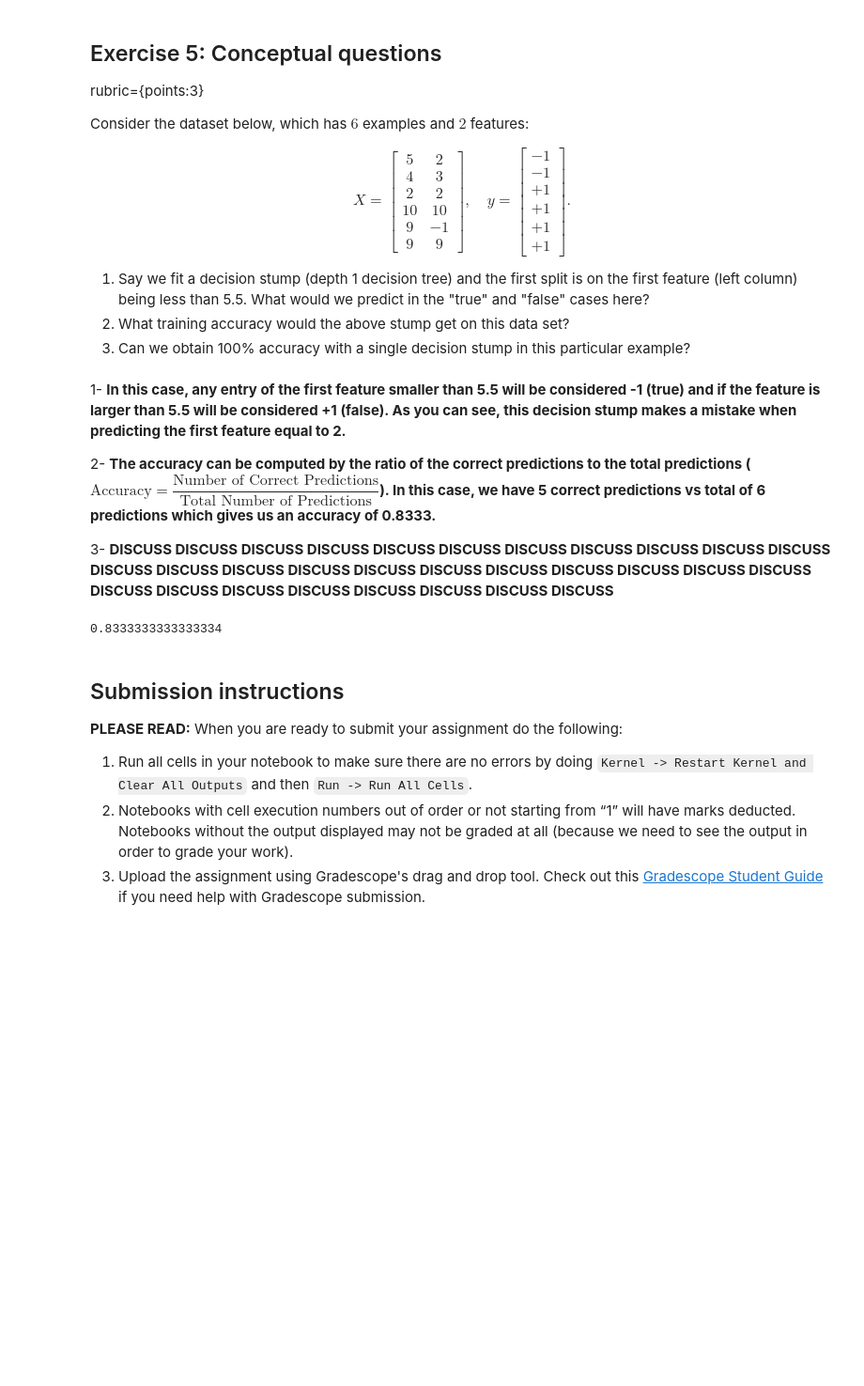
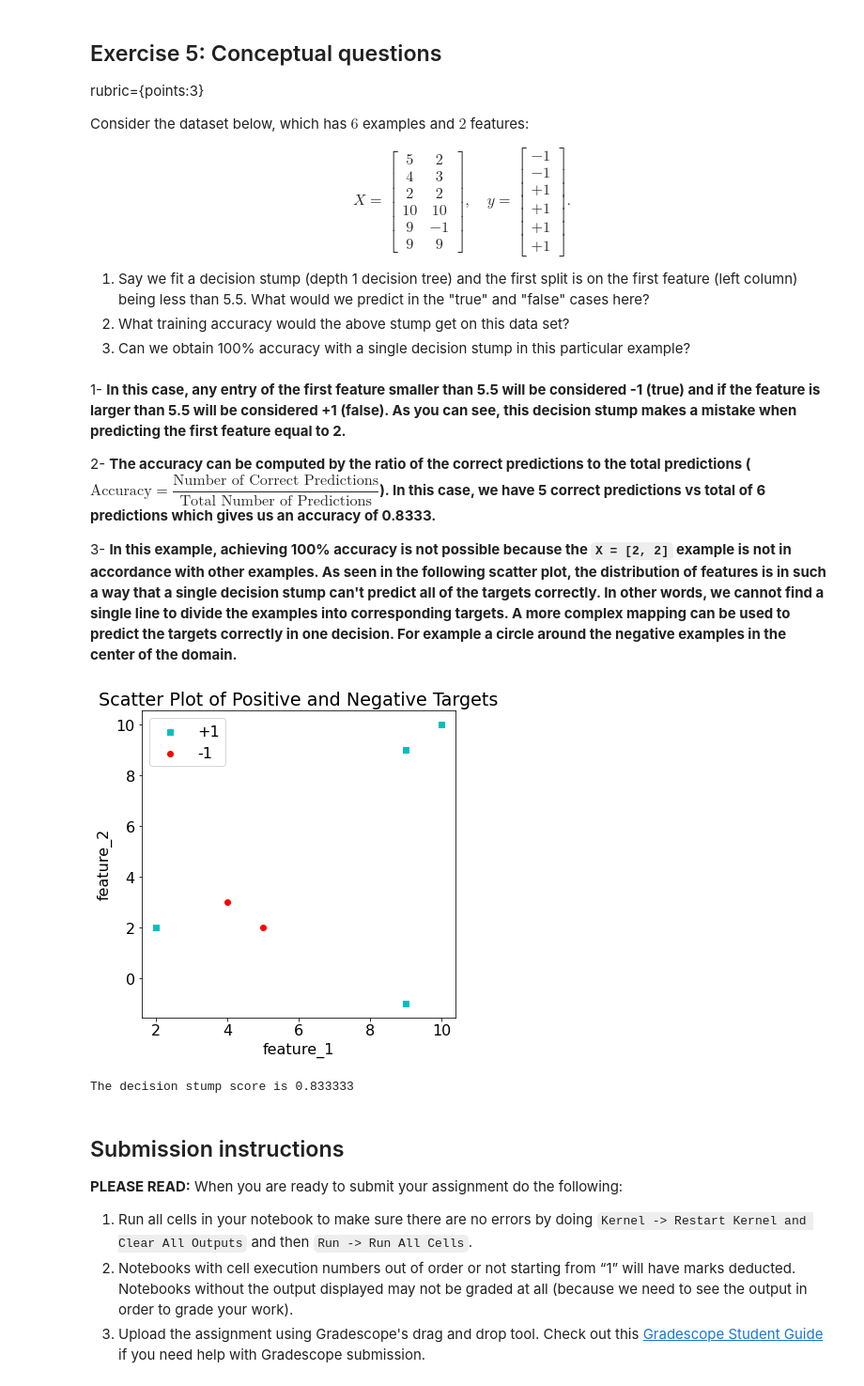
Before and after one commit to ahama92/cpsc330, a Jupyter notebook: hw/hw2/hw2.ipynb, the cells around one changed output. Shown at 94% size. Drawn from its saved outputs; the diff is of its cells as text; code cells hidden in the pictures; blank space fills up the shorter version.

```diff
--- a/hw/hw2/hw2.ipynb
+++ b/hw/hw2/hw2.ipynb
@@ -381,13 +373,29 @@ y=np.array([[-1], [-1], [1], [1], [1], [1]])
 
 2- **The accuracy can be computed by the ratio of the correct predictions to the total predictions ($\text{Accuracy}=\dfrac{\text{Number of Correct Predictions}}{\text{Total Number of Predictions}}$). In this case, we have 5 correct predictions vs total of 6 predictions which gives us an accuracy of 0.8333.**
 
-3- **DISCUSS DISCUSS DISCUSS DISCUSS DISCUSS DISCUSS DISCUSS DISCUSS DISCUSS DISCUSS DISCUSS DISCUSS DISCUSS DISCUSS DISCUSS DISCUSS DISCUSS DISCUSS DISCUSS DISCUSS DISCUSS DISCUSS DISCUSS DISCUSS DISCUSS DISCUSS DISCUSS DISCUSS DISCUSS DISCUSS**
+3- **In this example, achieving 100% accuracy is not possible because the `X = [2, 2]` example is not in accordance with other examples. As seen in the following scatter plot, the distribution of features is in such a way that a single decision stump can't predict all of the targets correctly. In other words, we cannot find a single line to divide the examples into corresponding targets. A more complex mapping can be used to predict the targets correctly in one decision. For example a circle around the negative examples in the center of the domain.**
-# %%
-model = DecisionTreeClassifier(max_depth = 1)
-model.fit(X, y)
-model.score(X, y)
-# %% [output]
-0.8333333333333334
+# %%
+ex5 = pd.DataFrame({'feature_1': [5, 4, 2, 10, 9, 9],
+                 'feature_2': [2, 3, 2, 10, -1, 9],
+                 'target': [-1, -1, 1, 1, 1, 1]})
+ex5_negative = ex5[ex5['target'] == -1]
+ex5_positive = ex5[ex5['target'] == 1]
+
+plt.figure(figsize = [6, 6])
+plt.scatter(ex5_positive['feature_1'], ex5_positive['feature_2'], c = 'c', marker = 's', label = '+1')
+plt.scatter(ex5_negative['feature_1'], ex5_negative['feature_2'], c = 'r', marker = 'o', label = '-1')
+plt.xlabel('feature_1')
+plt.ylabel('feature_2')
+plt.title('Scatter Plot of Positive and Negative Targets')
+plt.legend()
+plt.show()
+
+model = DecisionTreeClassifier(max_depth = 1)
+model.fit(ex5[['feature_1', 'feature_2']], ex5[['target']])
+print(f"The decision stump score is {model.score(ex5[['feature_1', 'feature_2']], ex5[['target']]):,f}")
+# %% [output]
+[figure, added]
+The decision stump score is 0.833333
 # %% [markdown]
 ## Submission instructions
 
```
Also changed, not shown: parts of 7 cells of this notebook.
